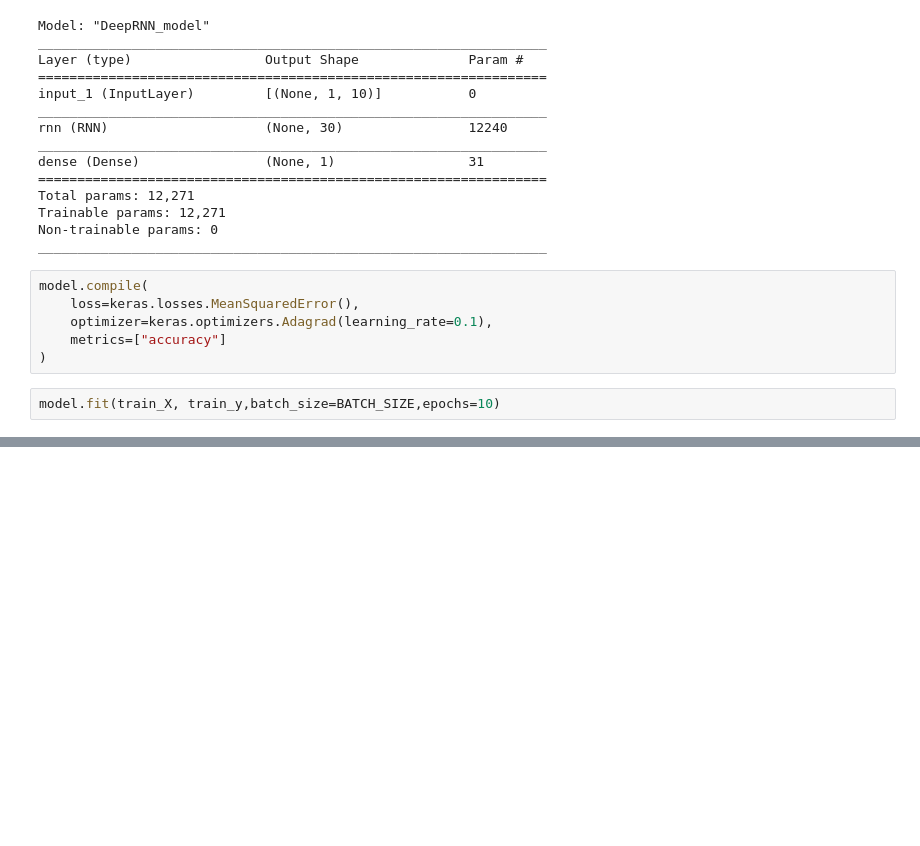
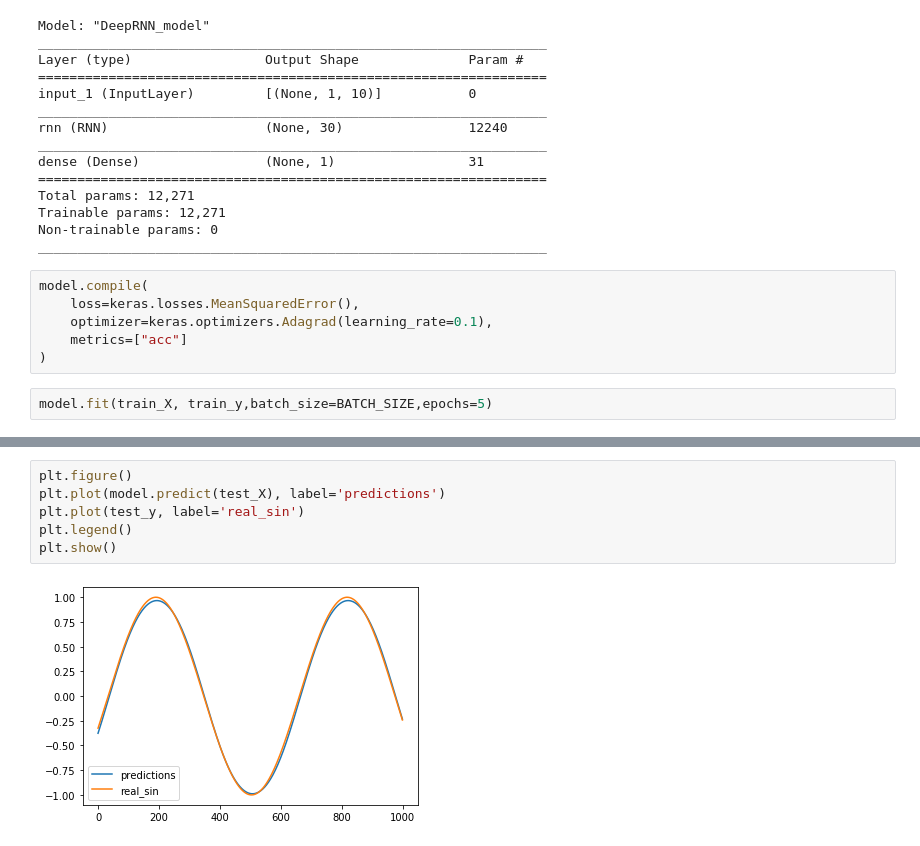
Before and after one commit to windyasd/RL_Study, a Jupyter notebook: RNN/DeepRNN.ipynb, the cells around one changed output, grey strips where cells are left out. Drawn from its saved outputs; the diff is of its cells as text; blank space fills up the shorter version.

Commit message:
绘图后发现DeepRNN_KERAS的程序没有写错，且效果还可以。以后要注意使用tf.train.optimizer训练参数，这样过程比较明了

```diff
--- a/RNN/DeepRNN.ipynb
+++ b/RNN/DeepRNN.ipynb
@@ -63,8 +76,8 @@ _________________________________________________________________
 model.compile(
     loss=keras.losses.MeanSquaredError(),
     optimizer=keras.optimizers.Adagrad(learning_rate=0.1),
-    metrics=["accuracy"]
+    metrics=["acc"]
 )
 # %%
-model.fit(train_X, train_y,batch_size=BATCH_SIZE,epochs=10)
+model.fit(train_X, train_y,batch_size=BATCH_SIZE,epochs=5)
 # %% [output]
@@ -93,0 +96,8 @@ model.evaluate(test_X, test_y)
+# %%
+plt.figure()
+plt.plot(model.predict(test_X), label='predictions')
+plt.plot(test_y, label='real_sin')
+plt.legend()
+plt.show()
+# %% [output]
+[figure, added]
```
Also changed, not shown: parts of 3 cells of this notebook, 2 other files.
